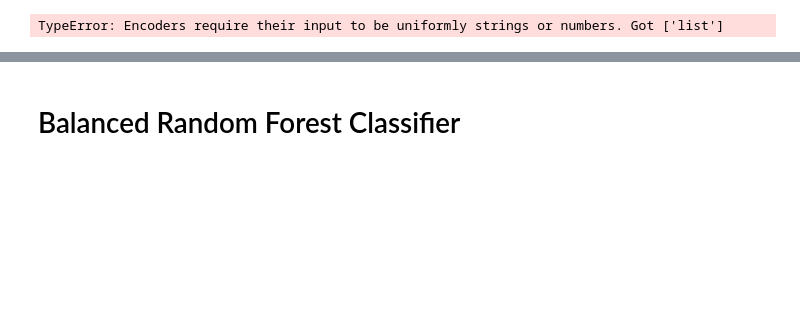
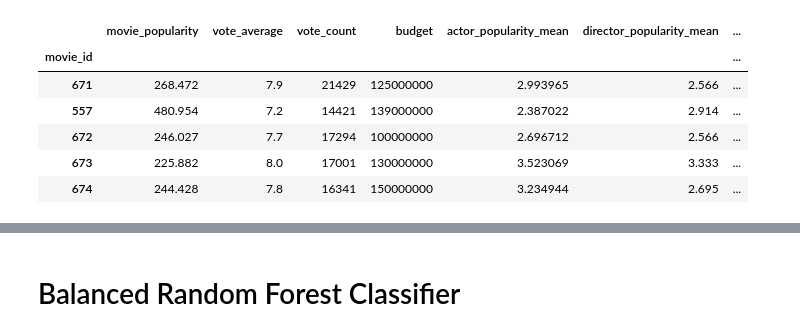
Before and after one commit to a-lau-gonza/The-Final-Project_F-PALS, a Jupyter notebook: Notebooks/ensemble.ipynb, the cells around one changed output, grey strips where cells are left out. Saved outputs shown, nothing was run; the diff lists cells and outputs as text; code cells hidden in the pictures; blank space fills up the shorter version.

```diff
--- a/Notebooks/ensemble.ipynb
+++ b/Notebooks/ensemble.ipynb
@@ -86,18 +88,18 @@ df
 # %%
-for test in df['studios']:
-    for studio in eval(test):
-        (studio)
+# for test in df['studios']:
+#     for studio in eval(test):
+#         (studio)
 
-studio_revised = []
-for test in df['studios']:
-    holder = []
-    for studio in eval(test):
-        word = studio
-        if word not in holder:
-            holder.append(word)
-    studio_revised.append(holder)
+# studio_revised = []
+# for test in df['studios']:
+#     holder = []
+#     for studio in eval(test):
+#         word = studio
+#         if word not in holder:
+#             holder.append(word)
+#     studio_revised.append(holder)
 
-df.drop(['studios'],axis=1,inplace=True)
-df['studios'] = studio_revised
+# df.drop(['studios'],axis=1,inplace=True)
+# df['studios'] = studio_revised
 
-df
+# df
@@ -120,12 +108,19 @@ df
 labelencoder = LabelEncoder()
 
 df['studios_cat'] = labelencoder.fit_transform(df.studios.values)
+df['genres_cat'] = labelencoder.fit_transform(df.genres.values)
-# %% [output]
-TypeError: Encoders require their input to be uniformly strings or numbers. Got ['list']
 # %%
 df = df.drop(['release_date', 'title', 'ratings', 'revenue'], axis=1)
-# df = df.drop(['studios', 'genres'], axis=1)
+df = df.drop(['studios', 'genres'], axis=1)
 df.head()
+# %% [output]
+|  | movie_popularity | vote_average | vote_count | budget | actor_popularity_mean | director_popularity_mean | ... |
+| movie_id |  |  |  |  |  |  | ... |
+| 671 | 268.472 | 7.9 | 21429 | 125000000 | 2.993965 | 2.566 | ... |
+| 557 | 480.954 | 7.2 | 14421 | 139000000 | 2.387022 | 2.914 | ... |
+| 672 | 246.027 | 7.7 | 17294 | 100000000 | 2.696712 | 2.566 | ... |
+| 673 | 225.882 | 8.0 | 17001 | 130000000 | 3.523069 | 3.333 | ... |
+| 674 | 244.428 | 7.8 | 16341 | 150000000 | 3.234944 | 2.695 | ... |
 # %%
 # Create our features
 X = pd.get_dummies(df.drop(columns='profitability'))
```
Also changed, not shown: parts of 16 cells of this notebook, 1 other file.
